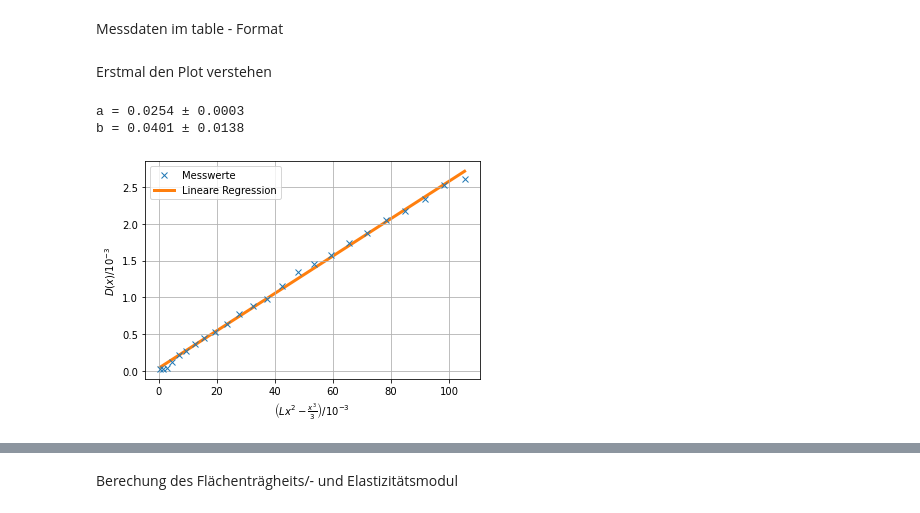
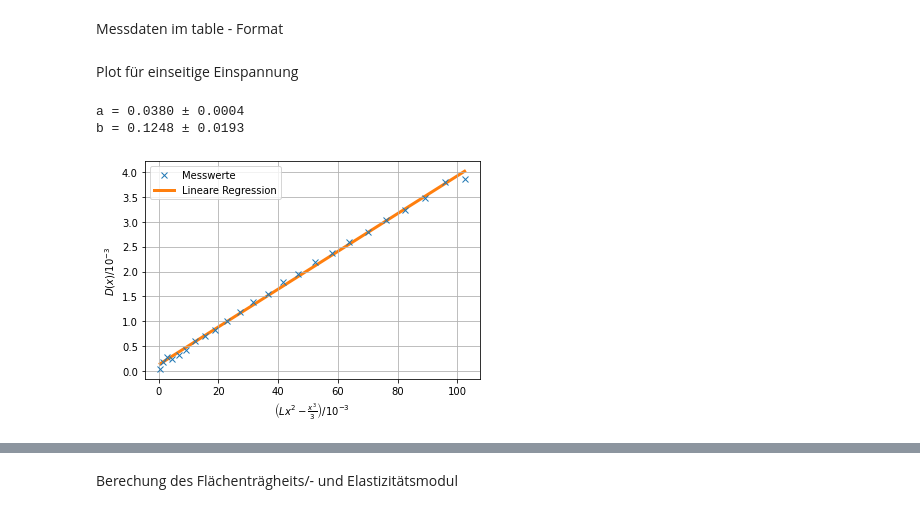
Before and after one commit to waerther/grundpraktikum1, a Jupyter notebook: v103/auswertung.ipynb, the cells around one changed output, grey strips where cells are left out. Drawn from its saved outputs; the diff is of its cells as text; code cells hidden in the pictures.

```diff
--- a/v103/auswertung.ipynb
+++ b/v103/auswertung.ipynb
@@ -71,45 +71,46 @@ print(arr3.to_latex(index = False, column_format= "c c c c c", na_rep = "-", flo
 #print(arr4.to_latex(index = False, column_format= "c c c c c", na_rep = "-", float_format="%.3f"))
-# %% [markdown]
-Erstmal den Plot verstehen
+# %% [markdown]
+Plot für einseitige Einspannung
 # %%
 # Lineare Regression
 np.set_printoptions(suppress=True)
 
 #Daten
-arrquer = pd.DataFrame(arr3).to_numpy()
+arrquer = pd.DataFrame(arr1).to_numpy()
 
 dx = arrquer[:,3]
 Ausgl = arrquer[:,4]
 
 #Ausgleichsrechnung
 
 params, covariance_matrix = np.polyfit(Ausgl, dx, deg=1, cov=True)
 
 errors = np.sqrt(np.diag(covariance_matrix))
 
 for name, value, error in zip('ab', params, errors):
     print(f'{name} = {value:.4f} ± {error:.4f}')
 
 x_plot = np.linspace(Ausgl[0], Ausgl[23])
 plt.plot(Ausgl, dx, 'x',label="Messwerte", zorder=2)
 plt.plot(
     x_plot,
     params[0] * x_plot + params[1],
     label='Lineare Regression',
     linewidth=3,
     zorder=1,
 )
 plt.xlabel(r'$\left(Lx^2 - \frac{x^3}{3}\right) / 10^{-3}$')
+#plt.xlabel(r'$\left(3L^2x - 4 x^3\right) / 10^{-3}$')
 plt.ylabel(r'$D(x)  / 10^{-3}$')
 plt.grid()
 plt.legend(loc="best")
 
 #Speichern des Plots (und überprüfen ob schon vorhanden)
 path = '/pictures/'
-if os.path.exists('Lineare Regression2.pdf'):
-    os.remove('Lineare Regression2.pdf')
-plt.savefig('pictures/Lineare Regression2.pdf')
+if os.path.exists('Lineare Regression1.pdf'):
+    os.remove('Lineare Regression1.pdf')
+plt.savefig('pictures/Lineare Regression1.pdf')
 # %% [output]
-a = 0.0254 ± 0.0003
-b = 0.0401 ± 0.0138
+a = 0.0380 ± 0.0004
+b = 0.1248 ± 0.0193
-[figure, old version]
+[figure, new version]
```
Also changed, not shown: parts of 4 cells of this notebook, 6 other files.
